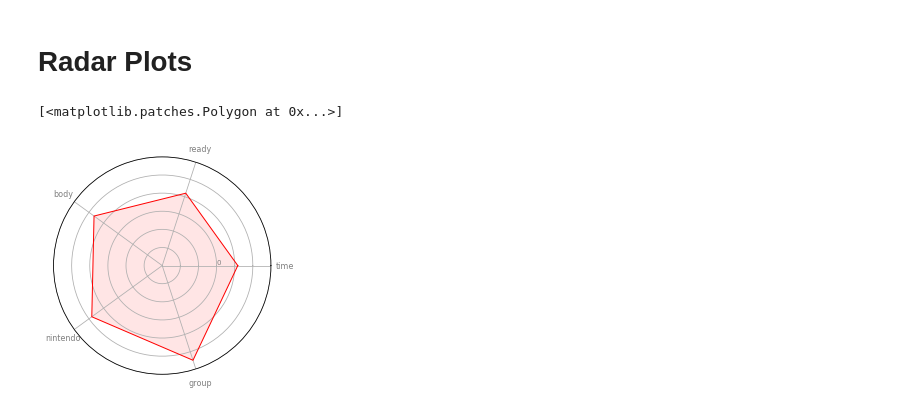
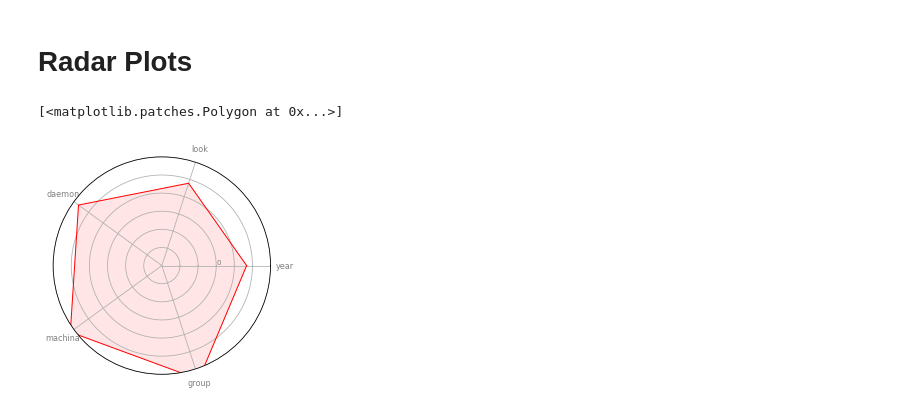
Before and after one commit to Laura-ShummonMaass/Nintendo_E3_Sentiment_Analysis, a Jupyter notebook: final_notebook_trends_and_radars.ipynb, the cells around one changed output. Cells and saved outputs as stored; diff of their text form; code cells hidden in the pictures.

```diff
--- a/final_notebook_trends_and_radars.ipynb
+++ b/final_notebook_trends_and_radars.ipynb
@@ -93,8 +93,8 @@ words_df = add_time_to_df(words_df)
 # %% [markdown]
 # Radar Plots
 # %%
-radar_plot_creator(words_df, time=1, seconds=5, which_five='top')
+radar_plot_creator(words_df, time=30, seconds=5, which_five='top')
 #words_df, 'top' 5 or 'bottom' 5, second grouping type in seconds
 # %% [output]
 [<matplotlib.patches.Polygon at 0x...>]
-[figure, old version]
+[figure, new version]
```
Also changed, not shown: parts of 2 cells of this notebook.
